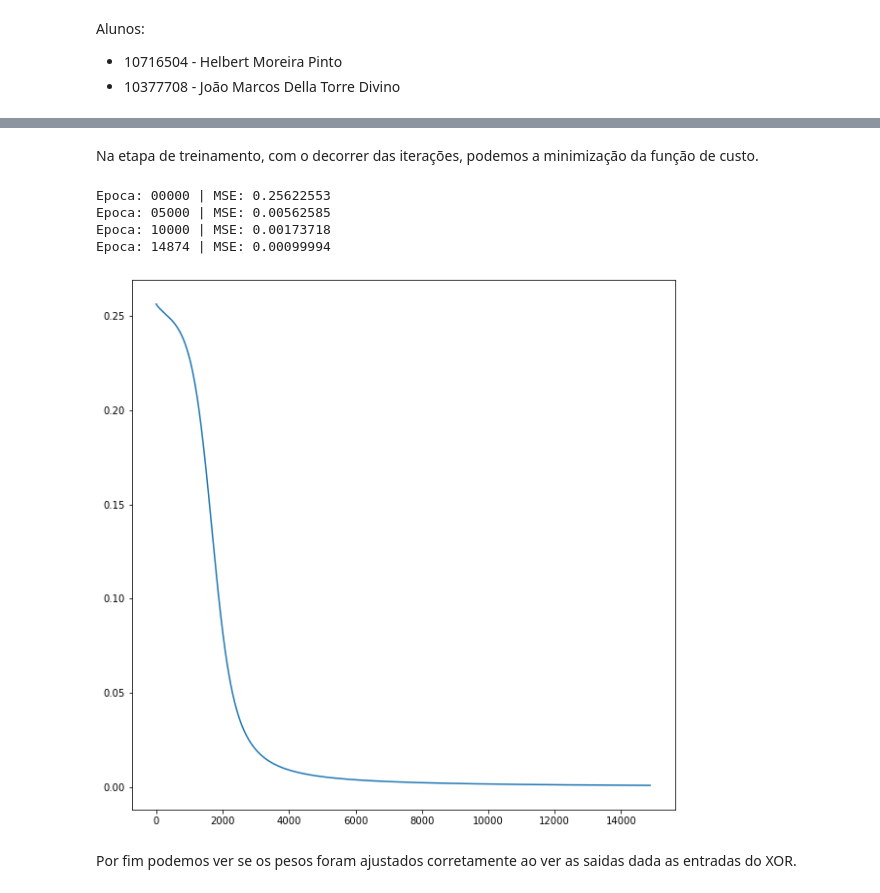
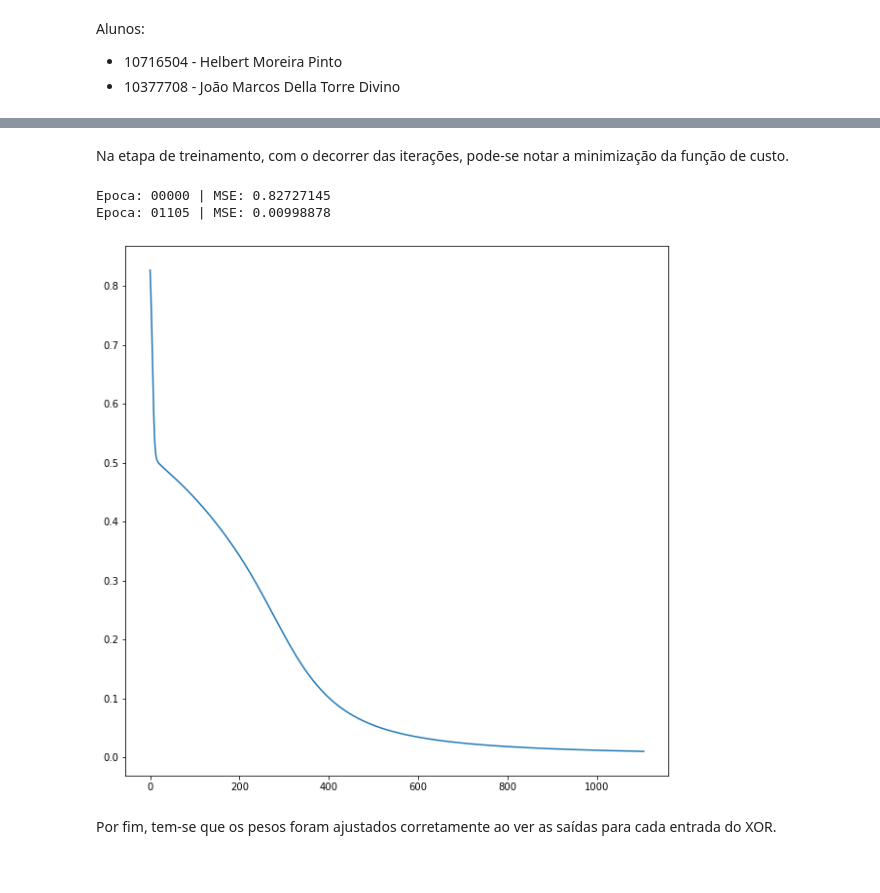
Before and after one commit to helbertmoreirapinto/SCC0270-Redes-Neurais, a Jupyter notebook: ex2 - MLP/iniciar.ipynb, the cells around one changed output, grey strips where cells are left out. Saved outputs shown, nothing was run; the diff lists cells and outputs as text; code cells hidden in the pictures.

```diff
--- a/ex2 - MLP/iniciar.ipynb
+++ b/ex2 - MLP/iniciar.ipynb
@@ -165,20 +185,18 @@ for x, _ in xor:
 # %% [markdown]
-Na etapa de treinamento, com o decorrer das iterações, podemos a minimização da função de custo.
+Na etapa de treinamento, com o decorrer das iterações, pode-se notar a minimização da função de custo.
 # %%
-erro_epoca = rede_xor.treino(amostras=xor, taxa=0.1, lim_erro=1e-3)
+erro_epoca = rede_xor.treino(amostras=xor, taxa=0.5, lim_erro=1e-2)
 
 from matplotlib import pyplot as plt
 plt.figure(figsize=(10,10))
 plt.plot(erro_epoca)
 plt.show()
 # %% [output]
-Epoca: 00000 | MSE: 0.25622553
-Epoca: 05000 | MSE: 0.00562585
-Epoca: 10000 | MSE: 0.00173718
-Epoca: 14874 | MSE: 0.00099994
+Epoca: 00000 | MSE: 0.82727145
+Epoca: 01105 | MSE: 0.00998878
-[figure, old version]
+[figure, new version]
 # %% [markdown]
-Por fim podemos ver se os pesos foram ajustados corretamente ao ver as saidas dada as entradas do XOR.
+Por fim, tem-se que os pesos foram ajustados corretamente ao ver as saídas para cada entrada do XOR.
 # %%
 for x, _ in xor:
     y, _ = rede_xor.feedforward(x)
```
Also changed, not shown: parts of 40 cells of this notebook, 2 other files.
